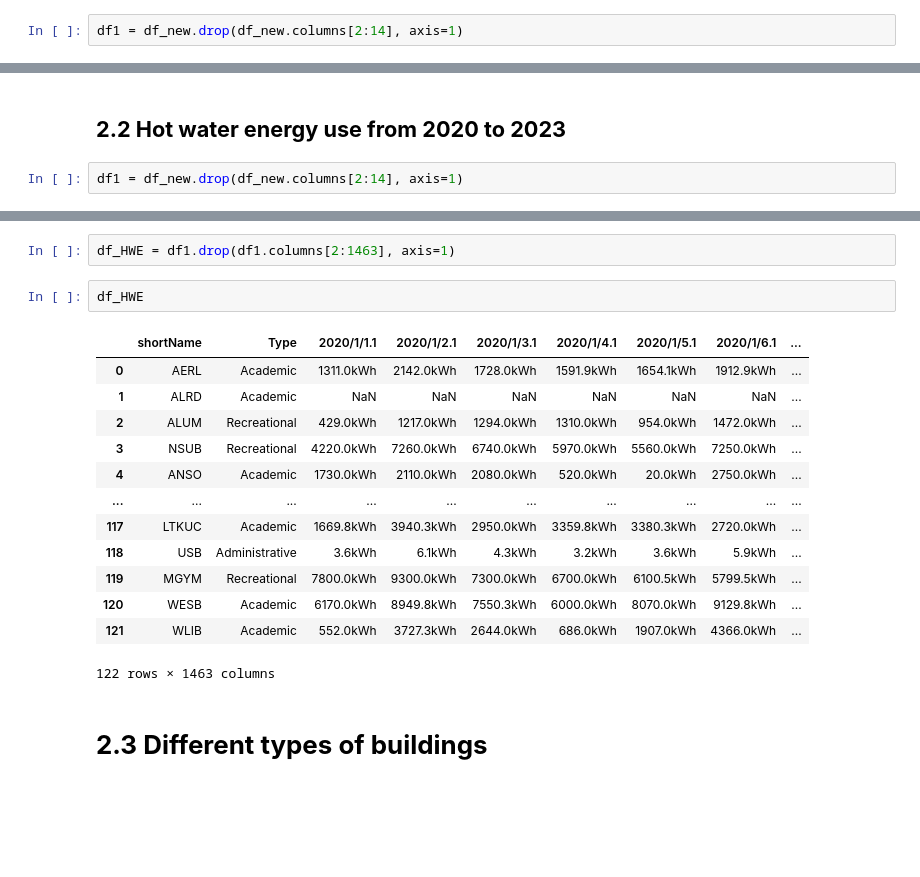
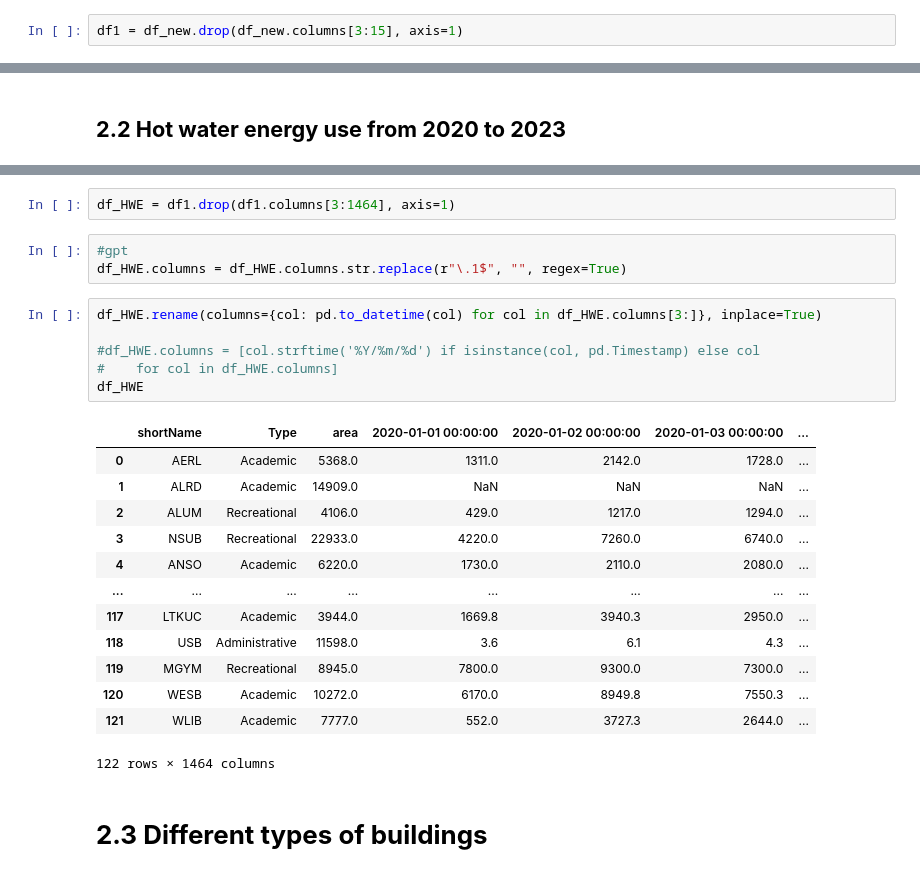
Before and after one commit to Speculatorrr/ECON323-Building-Energy-Analysis, a Jupyter notebook: Final_Project.ipynb, the cells around one changed output, grey strips where cells are left out. Saved outputs shown, nothing was run; the diff lists cells and outputs as text; blank space fills up the shorter version.

```diff
--- a/Final_Project.ipynb
+++ b/Final_Project.ipynb
@@ -76,7 +90,7 @@ df_new
 # %% [markdown]
 ## **2.1 Electrical energy use from 2020 to 2023**
 # %%
-df1 = df_new.drop(df_new.columns[2:14], axis=1)
+df1 = df_new.drop(df_new.columns[3:15], axis=1)
 # %%
 df1
 # %% [output]
@@ -114,4 +147,2 @@ df_EEU
 # %% [markdown]
 ## **2.2 Hot water energy use from 2020 to 2023**
-# %%
-df1 = df_new.drop(df_new.columns[2:14], axis=1)
@@ -134,21 +149,28 @@ df1
-# %%
-df_HWE = df1.drop(df1.columns[2:1463], axis=1)
+# %%
+df_HWE = df1.drop(df1.columns[3:1464], axis=1)
+# %%
+#gpt
+df_HWE.columns = df_HWE.columns.str.replace(r"\.1$", "", regex=True)
 # %%
+df_HWE.rename(columns={col: pd.to_datetime(col) for col in df_HWE.columns[3:]}, inplace=True)
+
+#df_HWE.columns = [col.strftime('%Y/%m/%d') if isinstance(col, pd.Timestamp) else col
+#    for col in df_HWE.columns]
 df_HWE
 # %% [output]
-|  | shortName | Type | 2020/1/1.1 | 2020/1/2.1 | 2020/1/3.1 | 2020/1/4.1 | 2020/1/5.1 | 2020/1/6.1 | ... |
-| 0 | AERL | Academic | 1311.0kWh | 2142.0kWh | 1728.0kWh | 1591.9kWh | 1654.1kWh | 1912.9kWh | ... |
-| 1 | ALRD | Academic | NaN | NaN | NaN | NaN | NaN | NaN | ... |
-| 2 | ALUM | Recreational | 429.0kWh | 1217.0kWh | 1294.0kWh | 1310.0kWh | 954.0kWh | 1472.0kWh | ... |
-| 3 | NSUB | Recreational | 4220.0kWh | 7260.0kWh | 6740.0kWh | 5970.0kWh | 5560.0kWh | 7250.0kWh | ... |
-| 4 | ANSO | Academic | 1730.0kWh | 2110.0kWh | 2080.0kWh | 520.0kWh | 20.0kWh | 2750.0kWh | ... |
-| ... | ... | ... | ... | ... | ... | ... | ... | ... | ... |
-| 117 | LTKUC | Academic | 1669.8kWh | 3940.3kWh | 2950.0kWh | 3359.8kWh | 3380.3kWh | 2720.0kWh | ... |
-| 118 | USB | Administrative | 3.6kWh | 6.1kWh | 4.3kWh | 3.2kWh | 3.6kWh | 5.9kWh | ... |
-| 119 | MGYM | Recreational | 7800.0kWh | 9300.0kWh | 7300.0kWh | 6700.0kWh | 6100.5kWh | 5799.5kWh | ... |
-| 120 | WESB | Academic | 6170.0kWh | 8949.8kWh | 7550.3kWh | 6000.0kWh | 8070.0kWh | 9129.8kWh | ... |
-| 121 | WLIB | Academic | 552.0kWh | 3727.3kWh | 2644.0kWh | 686.0kWh | 1907.0kWh | 4366.0kWh | ... |
+|  | shortName | Type | area | 2020-01-01 00:00:00 | 2020-01-02 00:00:00 | 2020-01-03 00:00:00 | ... |
+| 0 | AERL | Academic | 5368.0 | 1311.0 | 2142.0 | 1728.0 | ... |
+| 1 | ALRD | Academic | 14909.0 | NaN | NaN | NaN | ... |
+| 2 | ALUM | Recreational | 4106.0 | 429.0 | 1217.0 | 1294.0 | ... |
+| 3 | NSUB | Recreational | 22933.0 | 4220.0 | 7260.0 | 6740.0 | ... |
+| 4 | ANSO | Academic | 6220.0 | 1730.0 | 2110.0 | 2080.0 | ... |
+| ... | ... | ... | ... | ... | ... | ... | ... |
+| 117 | LTKUC | Academic | 3944.0 | 1669.8 | 3940.3 | 2950.0 | ... |
+| 118 | USB | Administrative | 11598.0 | 3.6 | 6.1 | 4.3 | ... |
+| 119 | MGYM | Recreational | 8945.0 | 7800.0 | 9300.0 | 7300.0 | ... |
+| 120 | WESB | Academic | 10272.0 | 6170.0 | 8949.8 | 7550.3 | ... |
+| 121 | WLIB | Academic | 7777.0 | 552.0 | 3727.3 | 2644.0 | ... |
-122 rows × 1463 columns
+122 rows × 1464 columns
 # %% [markdown]
 # **2.3 Different types of buildings**
 # %%
```
Also changed, not shown: parts of 20 cells of this notebook.
